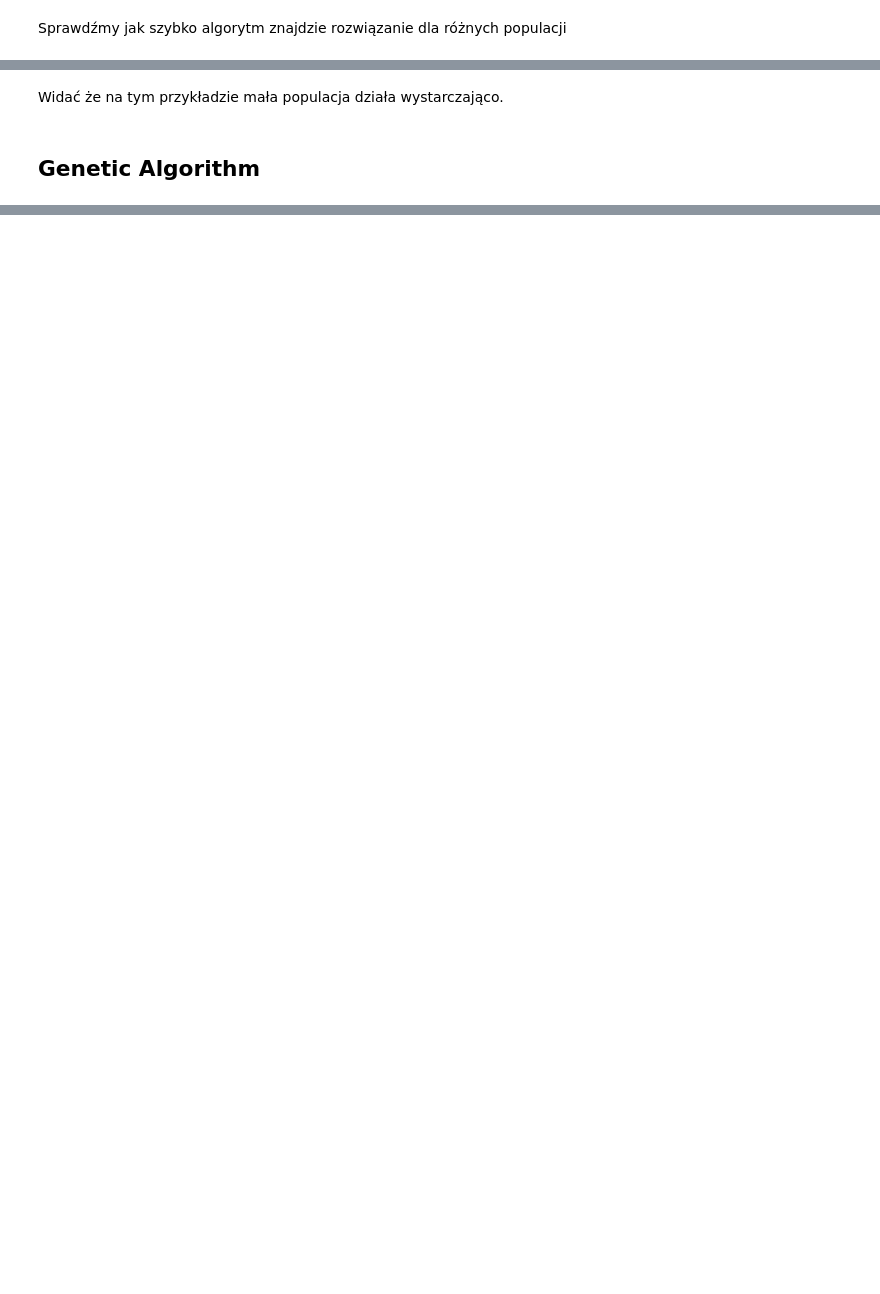
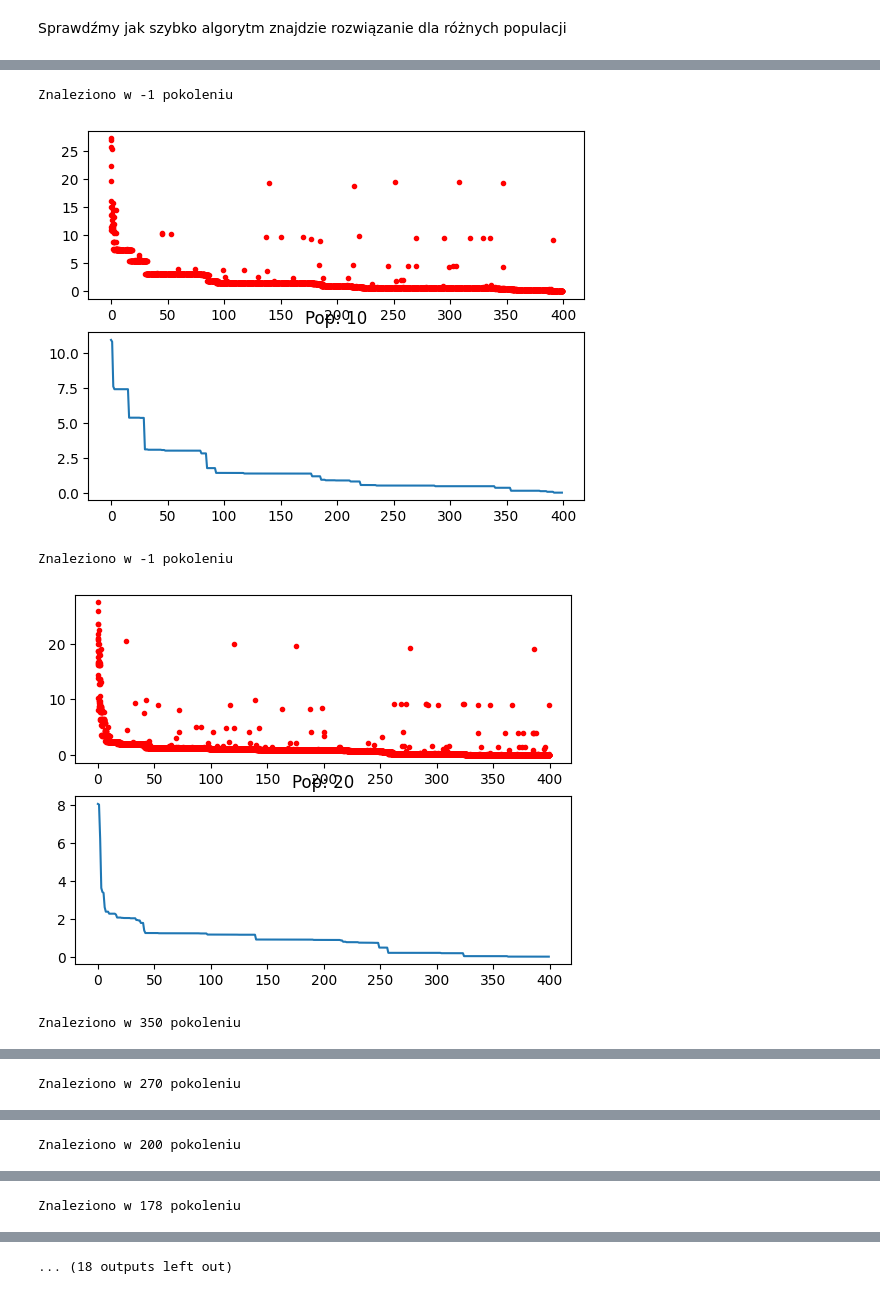
Before and after one commit to WalkedKO/Circle-In-Square-problem-with-scikit-opt, a Jupyter notebook: Circle_In_Square_problem_with_guofei9987_scikit_opt.ipynb, the cells around one changed output, grey strips where cells are left out. Drawn from its saved outputs; the diff is of its cells as text; code cells hidden in the pictures; blank space fills up the shorter version.

```diff
--- a/Circle_In_Square_problem_with_guofei9987_scikit_opt.ipynb
+++ b/Circle_In_Square_problem_with_guofei9987_scikit_opt.ipynb
@@ -92,6 +90,0 @@ Jak widać, już przed 100 pokoleniem wyznaczono dobre koło, przybliżmy wykres
-# %%
-Y_history = pd.DataFrame(de.all_history_Y)[:100]
-fig, ax = plt.subplots(2, 1)
-ax[0].plot(Y_history.index, Y_history.values, '.', color='red')
-Y_history.min(axis=1).cummin().plot(kind='line')
-plt.show()
@@ -99,0 +94,8 @@ plt.show()
+# %%
+def first_correct(Y_history, epsilon):
+  minimums = Y_history.min(axis=1).cummin()
+  ls = minimums.loc[minimums <= epsilon]
+  if ls.empty:
+    return -1
+  else:
+    return int(ls.index[0])
@@ -100,13 +106,21 @@ plt.show()
 # %% [markdown]
 Sprawdźmy jak szybko algorytm znajdzie rozwiązanie dla różnych populacji
 # %%
-for i in range(1, 11):
-  pop = i * 10
-  de = DE(func = fitness, n_dim = 3, size_pop = pop, max_iter = 800, lb=[-10, -10, 0], ub=[10, 10, 20])
-  de.run()
-  Y_history = pd.DataFrame(de.all_history_Y)[:100]
-  fig, ax = plt.subplots(2, 1)
-  ax[0].plot(Y_history.index, Y_history.values, '.', color='red')
-  Y_history.min(axis=1).cummin().plot(kind='line')
-  plt.title(f"Pop: {pop}")
-  plt.show()
+def plots(algorithm, epsilon, min_pop, max_pop):
+  results = []
+  for i in range(min_pop, max_pop):
+    pop = i * 10
+    ga = algorithm(func = fitness, n_dim = 3, size_pop = pop, max_iter = 400, lb=[-10, -10, 0], ub=[10, 10, 20], precision=[0.00001, 0.00001, 0.00001])
+    ga.run()
+    Y_history = pd.DataFrame(ga.all_history_Y)
+    fig, ax = plt.subplots(2, 1)
+    ax[0].plot(Y_history.index, Y_history.values, '.', color='red')
+    Y_history.min(axis=1).cummin().plot(kind='line')
+    first_occur = first_correct(Y_history, epsilon)
+    print(f"Znaleziono w {first_occur} pokoleniu")
+    if first_occur != -1:
+      plt.axvline(x = first_occur, color = 'b', label = 'pierwsze rozwiazanie')
+    results.append(first_occur)
+    plt.title(f"Pop: {pop}")
+    plt.show()
+  return results
@@ -124,4 +127,8 @@ for i in range(1, 11):
-# %% [markdown]
-Widać że na tym przykładzie mała populacja działa wystarczająco.
-# %% [markdown]
-## Genetic Algorithm
+# %%
+normal_crossover = plots(GA, epsilon, 1, 16)
+# %% [output]
+Znaleziono w -1 pokoleniu
+[figure, added]
+Znaleziono w -1 pokoleniu
+[figure, added]
+Znaleziono w 350 pokoleniu
@@ -127,0 +136 @@ Widać że na tym przykładzie mała populacja działa wystarczająco.
+Znaleziono w 270 pokoleniu
@@ -127,0 +138 @@ Widać że na tym przykładzie mała populacja działa wystarczająco.
+Znaleziono w 200 pokoleniu
@@ -127,0 +140 @@ Widać że na tym przykładzie mała populacja działa wystarczająco.
+Znaleziono w 178 pokoleniu
@@ -128 +142,2 @@ Widać że na tym przykładzie mała populacja działa wystarczająco.
+... (18 outputs left out)
 # %% [markdown]
```
Also changed, not shown: parts of 23 cells of this notebook.
